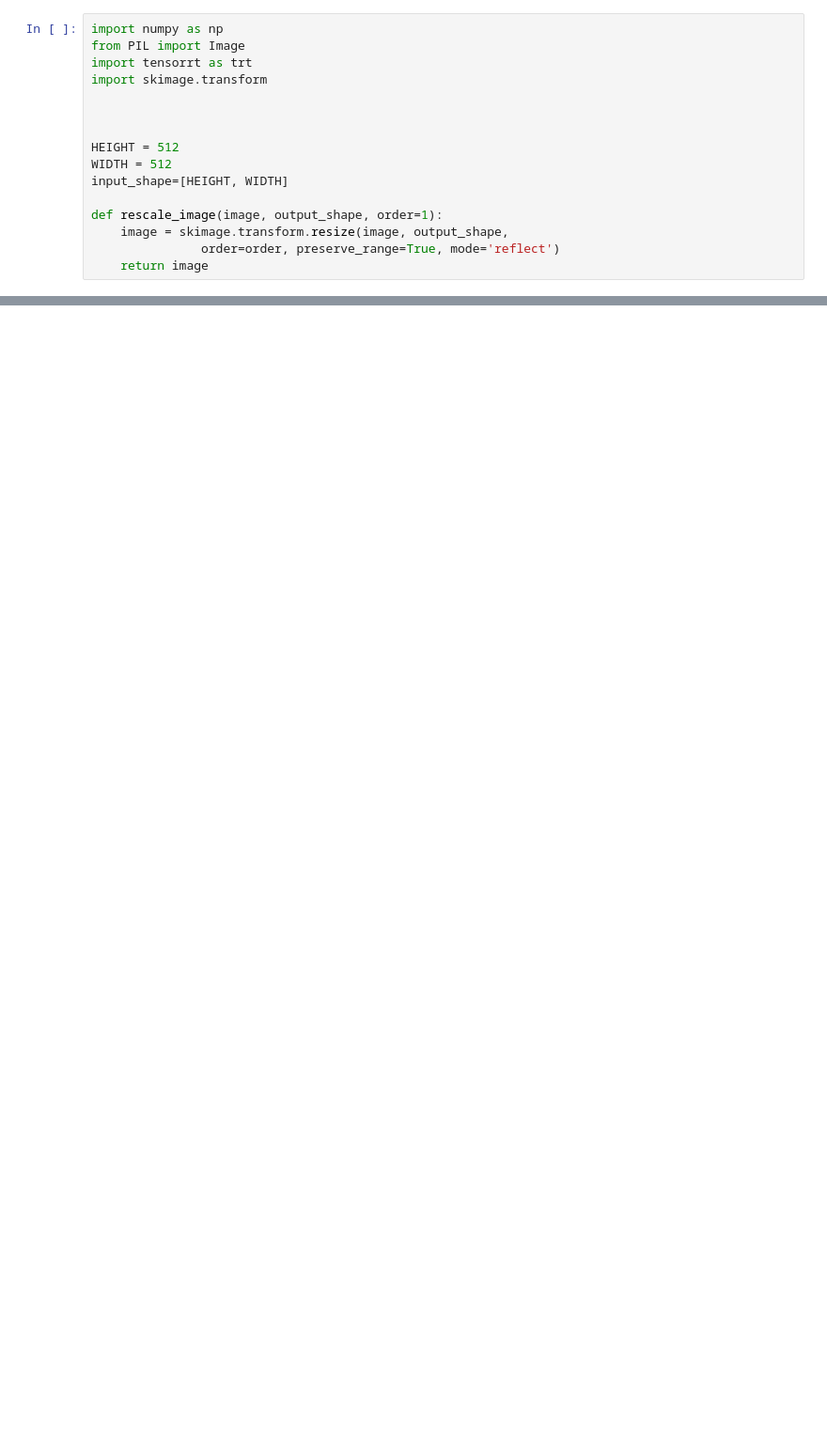
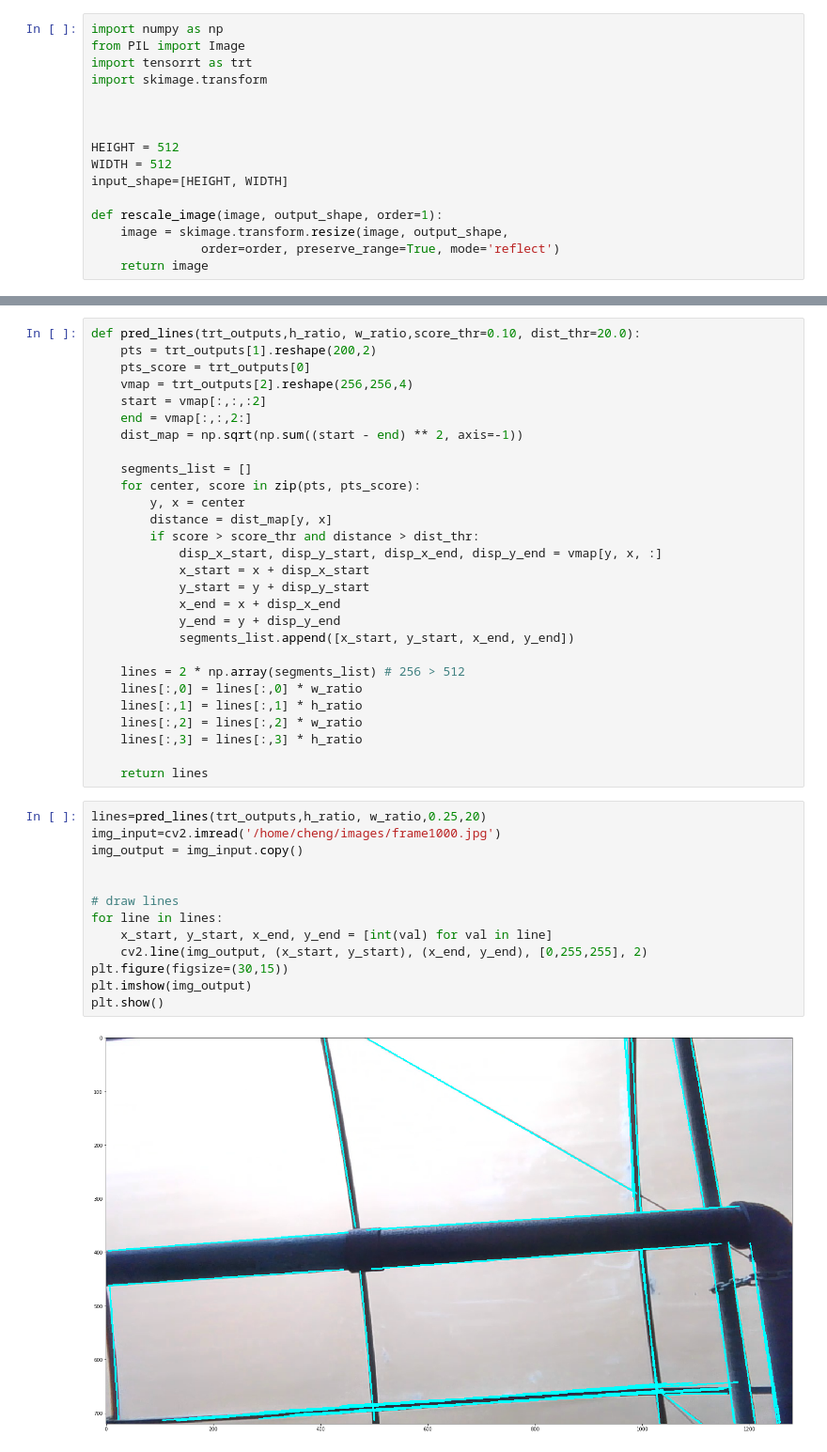
Before and after one commit to lingdomuw/mlsd, a Jupyter notebook: Trt_engine.ipynb, the cells around one changed output, grey strips where cells are left out. Shown at 94% size. Saved outputs shown, nothing was run; the diff lists cells and outputs as text; blank space fills up the shorter version.

```diff
--- a/Trt_engine.ipynb
+++ b/Trt_engine.ipynb
@@ -108,0 +103,43 @@ trt_outputs
+# %%
+def pred_lines(trt_outputs,h_ratio, w_ratio,score_thr=0.10, dist_thr=20.0):
+    pts = trt_outputs[1].reshape(200,2)
+    pts_score = trt_outputs[0]
+    vmap = trt_outputs[2].reshape(256,256,4)
+    start = vmap[:,:,:2]
+    end = vmap[:,:,2:]
+    dist_map = np.sqrt(np.sum((start - end) ** 2, axis=-1))
+
+    segments_list = []
+    for center, score in zip(pts, pts_score):
+        y, x = center
+        distance = dist_map[y, x]
+        if score > score_thr and distance > dist_thr:
+            disp_x_start, disp_y_start, disp_x_end, disp_y_end = vmap[y, x, :]
+            x_start = x + disp_x_start
+            y_start = y + disp_y_start
+            x_end = x + disp_x_end
+            y_end = y + disp_y_end
+            segments_list.append([x_start, y_start, x_end, y_end])
+
+    lines = 2 * np.array(segments_list) # 256 > 512
+    lines[:,0] = lines[:,0] * w_ratio
+    lines[:,1] = lines[:,1] * h_ratio
+    lines[:,2] = lines[:,2] * w_ratio
+    lines[:,3] = lines[:,3] * h_ratio
+
+    return lines
+# %%
+lines=pred_lines(trt_outputs,h_ratio, w_ratio,0.25,20)
+img_input=cv2.imread('/home/cheng/images/frame1000.jpg')
+img_output = img_input.copy()
+
+
+# draw lines
+for line in lines:
+    x_start, y_start, x_end, y_end = [int(val) for val in line]
+    cv2.line(img_output, (x_start, y_start), (x_end, y_end), [0,255,255], 2)
+plt.figure(figsize=(30,15))
+plt.imshow(img_output)
+plt.show()
+# %% [output]
+[figure, added]
```
Also changed, not shown: parts of 5 cells of this notebook, 8 other files.
